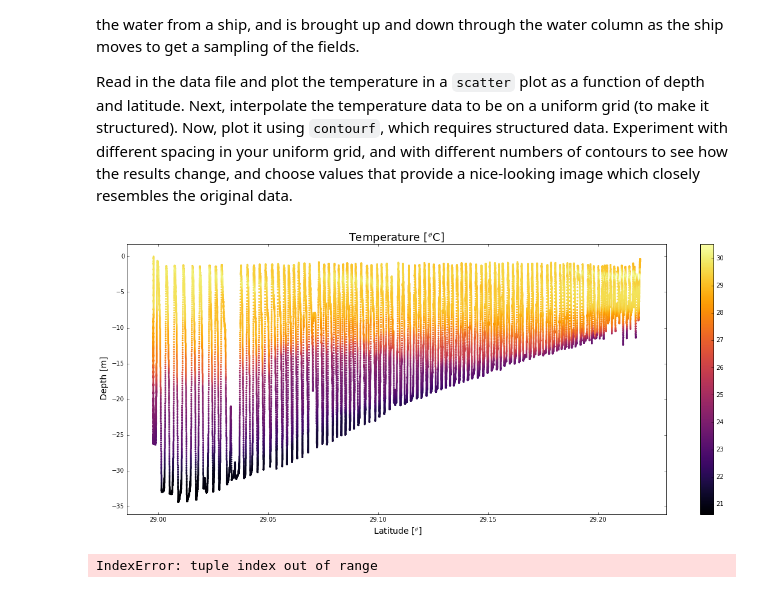
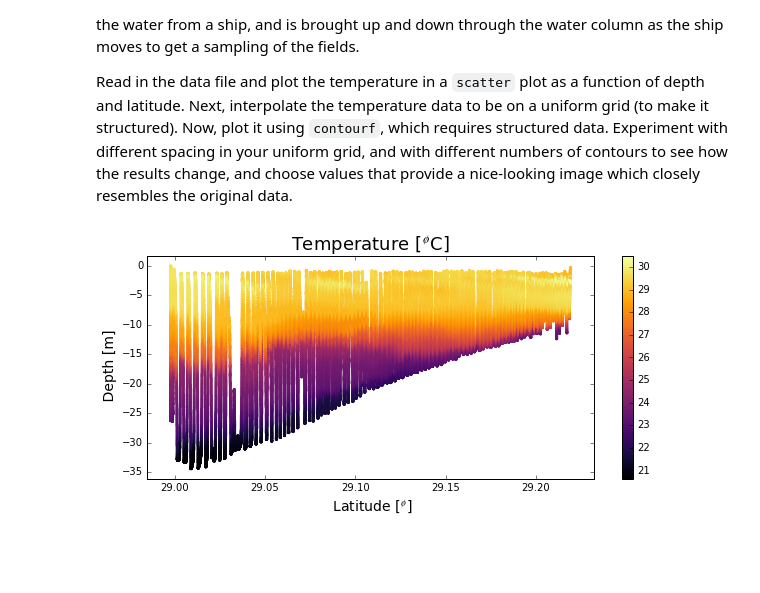
Before and after one commit to lafarris/python4geosciences-hw, a Jupyter notebook: hw05.ipynb, the cells around one changed output. Drawn from its saved outputs; the diff is of its cells as text; code cells hidden in the pictures; blank space fills up the shorter version.

```diff
--- a/hw05.ipynb
+++ b/hw05.ipynb
@@ -174,40 +198,22 @@ Data (found in `python4geosciences/data/MS03_L15.txt`) gathered from a field cru
 Read in the data file and plot the temperature in a `scatter` plot as a function of depth and latitude. Next, interpolate the temperature data to be on a uniform grid (to make it structured). Now, plot it using `contourf`, which requires structured data. Experiment with different spacing in your uniform grid, and with different numbers of contours to see how the results change, and choose values that provide a nice-looking image which closely resembles the original data.
 # %%
 # loading in data file
-data = np.loadtxt('..\data/MS03_L15.txt', comments='*')
+data = np.loadtxt('..\python4geosciences/data/MS03_L15.txt', comments='*')
 
 # defining values from file
 lat = data[:,0]
 dep = -data[:,2]
 temp = data[:,3]
 
 # creating figure with temperature plotted in color on latitude vs. depth space
-fig = plt.figure(figsize=(20,8))
+fig = plt.figure(figsize=(10,4))
 
 ax = fig.add_subplot(111)
 ax.set_title('Temperature [$^\o$C]', fontsize=18)
 ax.set_xlabel(' Latitude [$^\o$]',fontsize=14)
 ax.set_ylabel(' Depth [m]',fontsize=14)
 plot = ax.scatter(lat, dep, s=4, c=temp, cmap='inferno', edgecolors='face')
 cbar = plt.colorbar(plot)
 ax.axis('tight');
 # %% [output]
-[figure, old version]
+[figure, new version]
-# %%
-# create an iterpolation object. We need to supply the values on the specified xy points.
-tri = spatial.Delaunay(temp)
-interp = interpolate.LinearNDInterpolator(tri, temp)
-
-
-# ygrid, xgrid = np.mgrid[0:1:100j, 0:1:100j] # from 0 to 1 with 100 points
-# zgrid = interp(xgrid, ygrid)
-
-# zgrid = np.ma.masked_where(np.isnan(zgrid), zgrid) # mask the Nans that are outside the convext hull
-# zgrid_true = calc_z(xgrid, ygrid)
-
-# fig, axs = plt.subplots(1, 2, figsize=(10, 5))
-# axs[0].pcolormesh(xgrid, ygrid, zgrid_true, cmap='viridis')
-# axs[1].pcolormesh(xgrid, ygrid, zgrid, cmap='viridis')
-# axs[1].plot(tri.points[:, 0], tri.points[:, 1], '.r')
-# %% [output]
-IndexError: tuple index out of range
```
Also changed, not shown: parts of 16 cells of this notebook.
